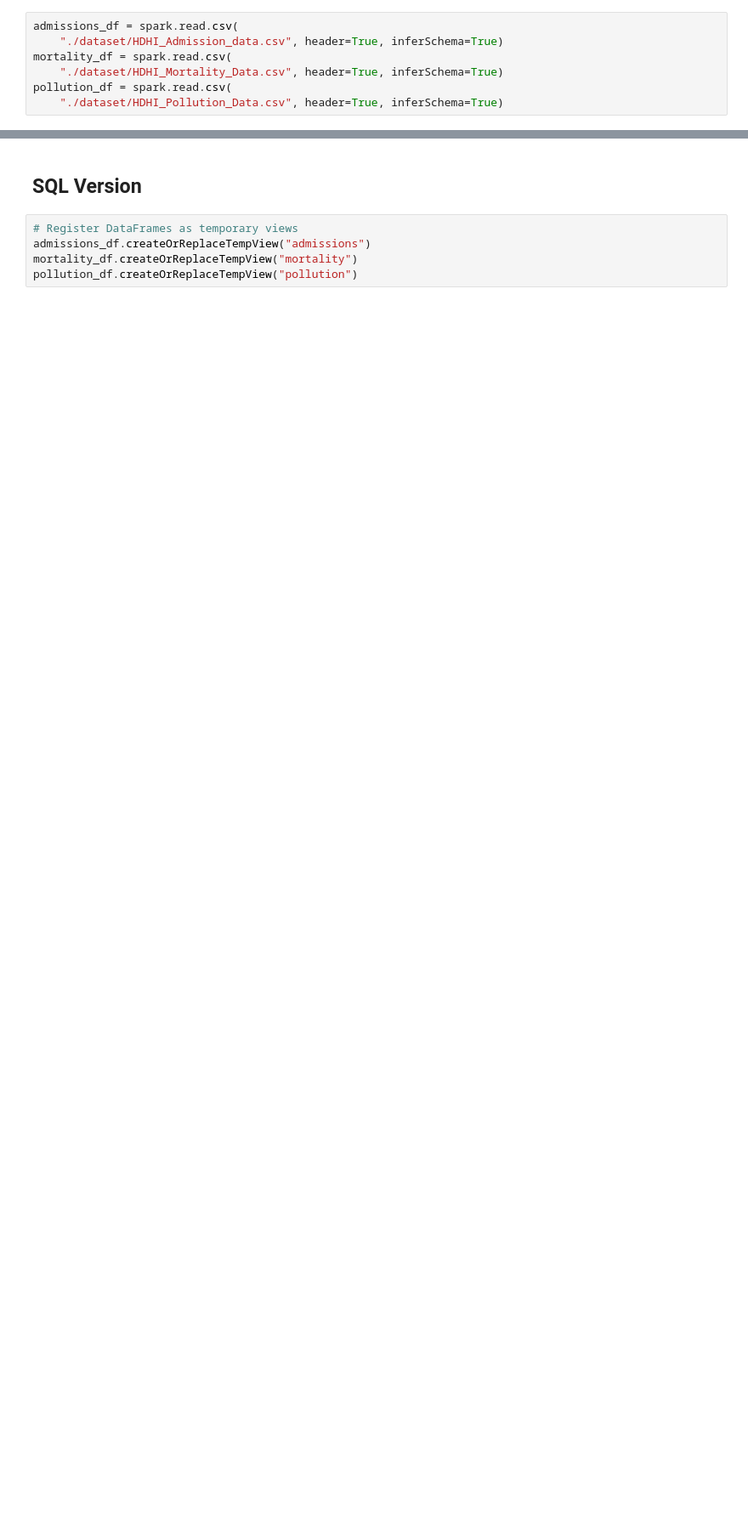
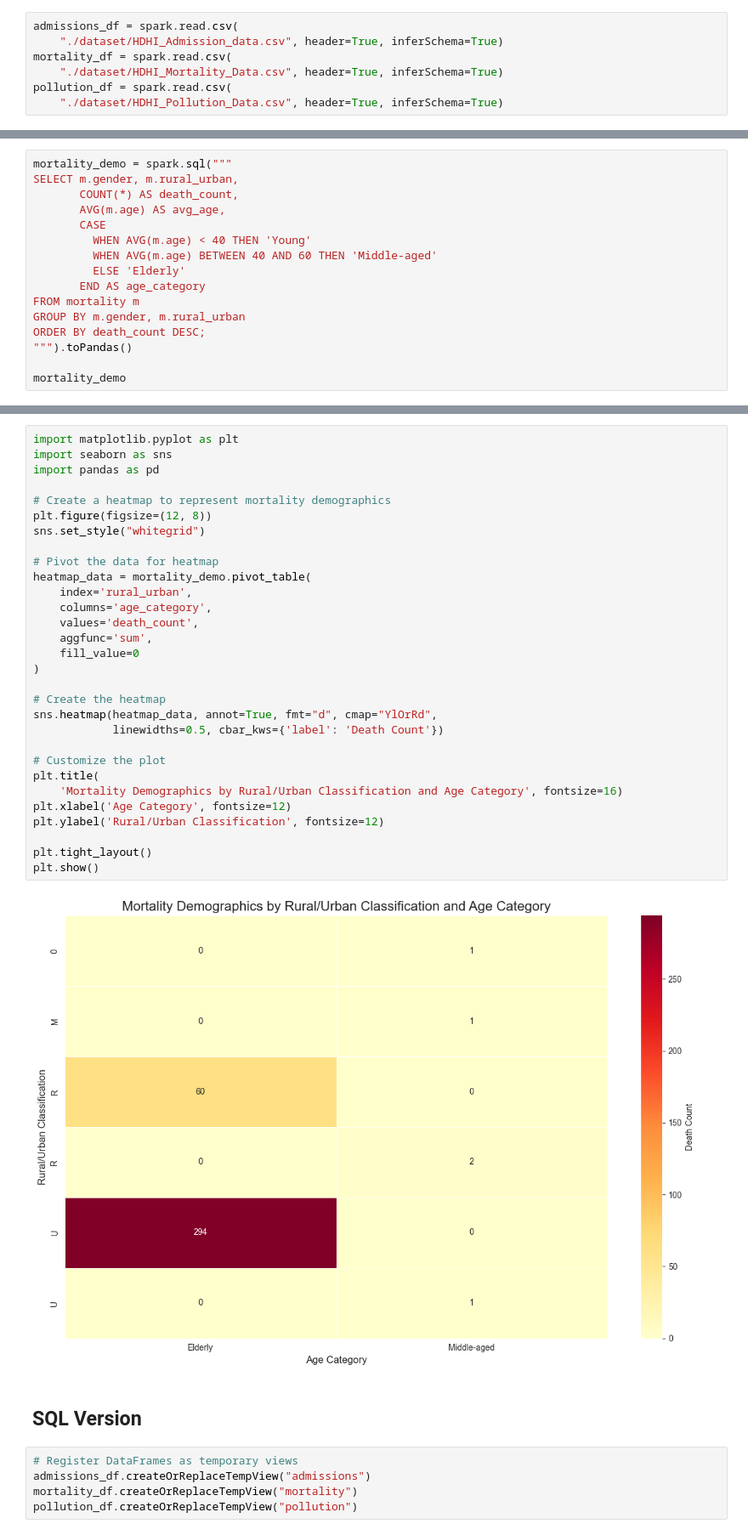
Before and after one commit to ExistCode/big_data_assignment, a Jupyter notebook: Spark.ipynb, the cells around one changed output, grey strips where cells are left out. Shown at 85% size. Cells and saved outputs as stored; diff of their text form; blank space fills up the shorter version.

```diff
--- a/Spark.ipynb
+++ b/Spark.ipynb
@@ -26,0 +198,16 @@ pollution_df = spark.read.csv(
+# %%
+mortality_demo = spark.sql("""
+SELECT m.gender, m.rural_urban,
+       COUNT(*) AS death_count,
+       AVG(m.age) AS avg_age,
+       CASE
+         WHEN AVG(m.age) < 40 THEN 'Young'
+         WHEN AVG(m.age) BETWEEN 40 AND 60 THEN 'Middle-aged'
+         ELSE 'Elderly'
+       END AS age_category
+FROM mortality m
+GROUP BY m.gender, m.rural_urban
+ORDER BY death_count DESC;
+""").toPandas()
+
+mortality_demo
@@ -27,3 +224,35 @@ pollution_df = spark.read.csv(
+# %%
+import matplotlib.pyplot as plt
+import seaborn as sns
+import pandas as pd
+
+# Create a heatmap to represent mortality demographics
+plt.figure(figsize=(12, 8))
+sns.set_style("whitegrid")
+
+# Pivot the data for heatmap
+heatmap_data = mortality_demo.pivot_table(
+    index='rural_urban',
+    columns='age_category',
+    values='death_count',
+    aggfunc='sum',
+    fill_value=0
+)
+
+# Create the heatmap
+sns.heatmap(heatmap_data, annot=True, fmt="d", cmap="YlOrRd",
+            linewidths=0.5, cbar_kws={'label': 'Death Count'})
+
+# Customize the plot
+plt.title(
+    'Mortality Demographics by Rural/Urban Classification and Age Category', fontsize=16)
+plt.xlabel('Age Category', fontsize=12)
+plt.ylabel('Rural/Urban Classification', fontsize=12)
+
+plt.tight_layout()
+plt.show()
+# %% [output]
+[figure, added]
 # %% [markdown]
 ## SQL Version
 # %%
```
Also changed, not shown: parts of 15 cells of this notebook, 5 other files.
